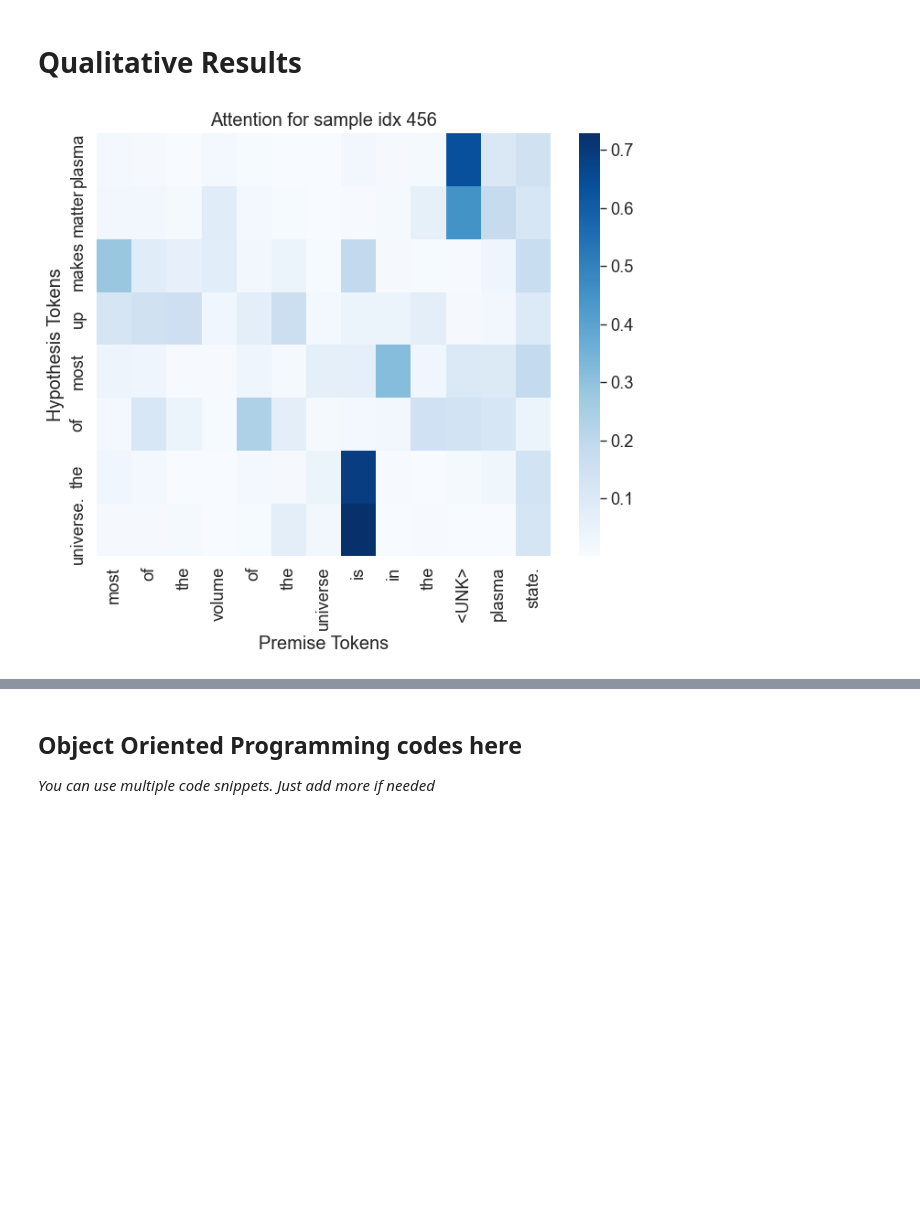
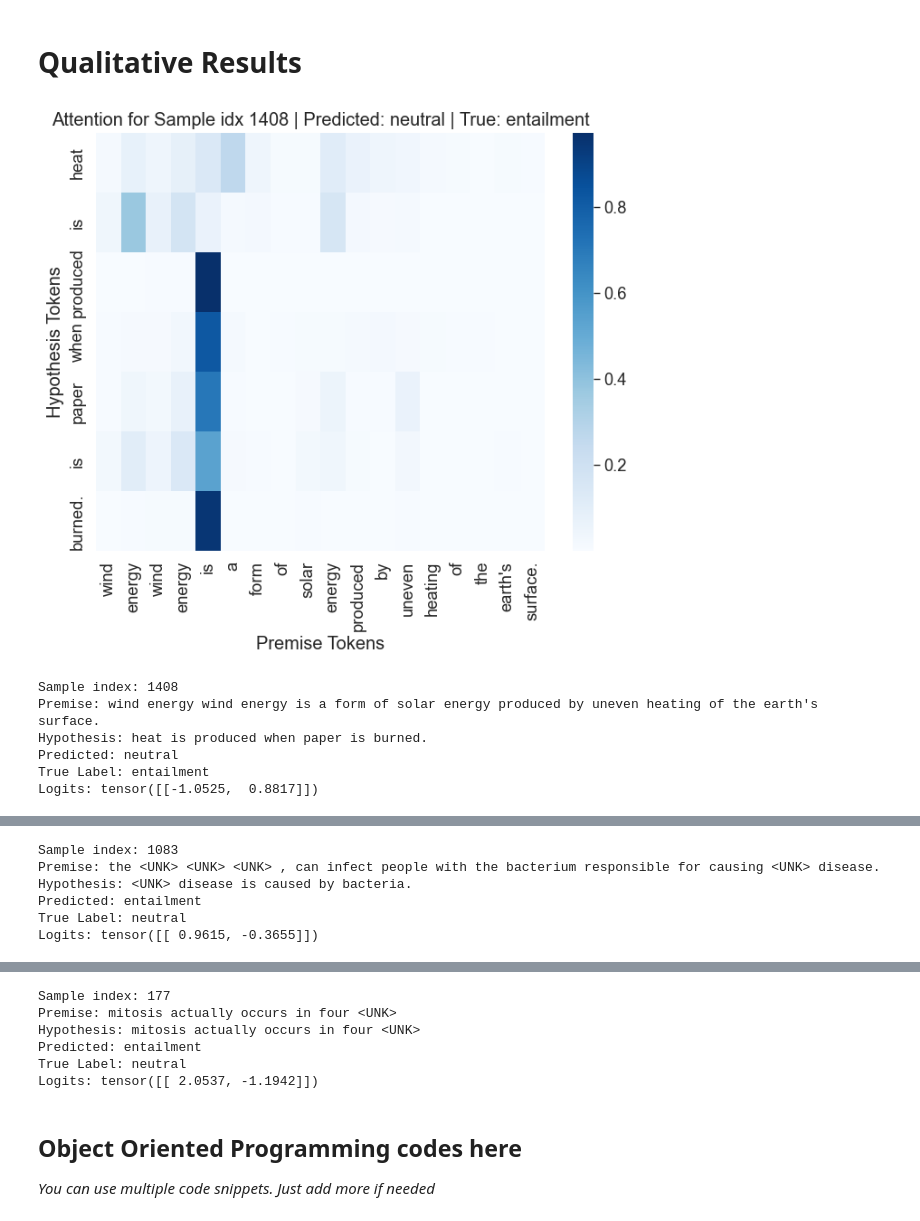
Before and after one commit to sush-utagi/NLP-Inference-Engine, a Jupyter notebook: CITS4012_19_newest_version.ipynb, the cells around one changed output, grey strips where cells are left out. Drawn from its saved outputs; the diff is of its cells as text; code cells hidden in the pictures; blank space fills up the shorter version.

```diff
--- a/CITS4012_19_newest_version.ipynb
+++ b/CITS4012_19_newest_version.ipynb
@@ -1854,14 +1854,14 @@ plot_f1_by_model(attention_ablation_results, save_path="figs/f1_by_attention_abl
 import matplotlib.pyplot as plt
 import seaborn as sns
 import torch
+import random
 
 # Pick a model (attention-based) and set to eval
 model = base_models['attn']
 model.eval()
 
-# Pick a few random samples from test dataset
-import random
-sample_indices = random.sample(range(len(test_dataset)), 1) ### the one i added to overleaf is index 356 so replace with [356] if you want to see that specific one
+num_samples = 3  # Adjust this to the number of samples you want to test (e.g., 3 random samples)
+sample_indices = random.sample(range(len(test_dataset)), num_samples)  # Pick `num_samples` random indices
 
 for idx in sample_indices:
     sample = test_dataset[idx]
@@ -1882,33 +1882,59 @@ for idx in sample_indices:
         init_hidden = enc_out.mean(dim=1).unsqueeze(0)
 
         # Decode hypothesis step by step and collect attention weights
         dec_out = []
         attention_matrix = []
 
         embedded = model.decoder.embedding(hypothesis)
         hidden = init_hidden
         B, L_t, _ = embedded.size()
+
         for t in range(L_t):
             input_step = embedded[:, t, :]
             context, attn_weights = model.decoder.attention(hidden.squeeze(0), enc_out, enc_mask)
             rnn_input = torch.cat([input_step, context], dim=1).unsqueeze(1)
             output, hidden = model.decoder.gru(rnn_input, hidden)
             dec_out.append(output)
             attention_matrix.append(attn_weights.cpu().numpy())
 
     # Convert attention matrix to numpy (L_t, L_p)
     attention_matrix = np.stack(attention_matrix, axis=0).squeeze(1)
 
     # Decode tokens for plotting
     xticks = [vocabulary.decode([t.item()])[0] for t in sample['premise']]
     yticks = [vocabulary.decode([t.item()])[0] for t in sample['hypothesis']]
 
-    # Plot heatmap
+    # --- Make Prediction ---
+    with torch.no_grad():
+        logits = model(premise, hypothesis, premise_len, hypothesis_len)  # Get logits
+        predicted_class = logits.argmax(dim=1).item()  # Get predicted class index
+        class_names = ["entailment", "neutral"]
+        predicted_label = class_names[predicted_class]  # Map to label
+
+    # Get the true label from the dataset
+    true_label = sample['label'].item()
+    true_label_name = class_names[true_label]  # Map true label index to string
+
+    # Plot attention matrix
     plt.figure(figsize=(8, 6))
     sns.heatmap(attention_matrix, annot=False, cmap='Blues', xticklabels=xticks, yticklabels=yticks)
     plt.xlabel("Premise Tokens")
     plt.ylabel("Hypothesis Tokens")
-    plt.title(f"Attention for sample idx {idx}")
+    plt.title(f"Attention for Sample idx {idx} | Predicted: {predicted_label} | True: {true_label_name}")
     plt.show()
+
+    # Print the prediction, true label, and tokens
+    print(f"Sample index: {idx}")
+    print(f"Premise: {' '.join(xticks)}")
+    print(f"Hypothesis: {' '.join(yticks)}")
+    print(f"Predicted: {predicted_label}")
+    print(f"True Label: {true_label_name}")
+    print(f"Logits: {logits}")
 # %% [output]
-[figure, old version]
+[figure, new version]
+Sample index: 1408
+Premise: wind energy wind energy is a form of solar energy produced by uneven heating of the earth's surface.
+Hypothesis: heat is produced when paper is burned.
+Predicted: neutral
+True Label: entailment
+Logits: tensor([[-1.0525,  0.8817]])
@@ -1914,0 +1942,6 @@ for idx in sample_indices:
+Sample index: 1083
+Premise: the <UNK> <UNK> <UNK> , can infect people with the bacterium responsible for causing <UNK> disease.
+Hypothesis: <UNK> disease is caused by bacteria.
+Predicted: entailment
+True Label: neutral
+Logits: tensor([[ 0.9615, -0.3655]])
@@ -1915,3 +1949,9 @@ for idx in sample_indices:
+Sample index: 177
+Premise: mitosis actually occurs in four <UNK>
+Hypothesis: mitosis actually occurs in four <UNK>
+Predicted: entailment
+True Label: neutral
+Logits: tensor([[ 2.0537, -1.1942]])
 # %% [markdown]
 ## Object Oriented Programming codes here
 
```
Also changed, not shown: parts of 1 cell of this notebook, 2 other files.
